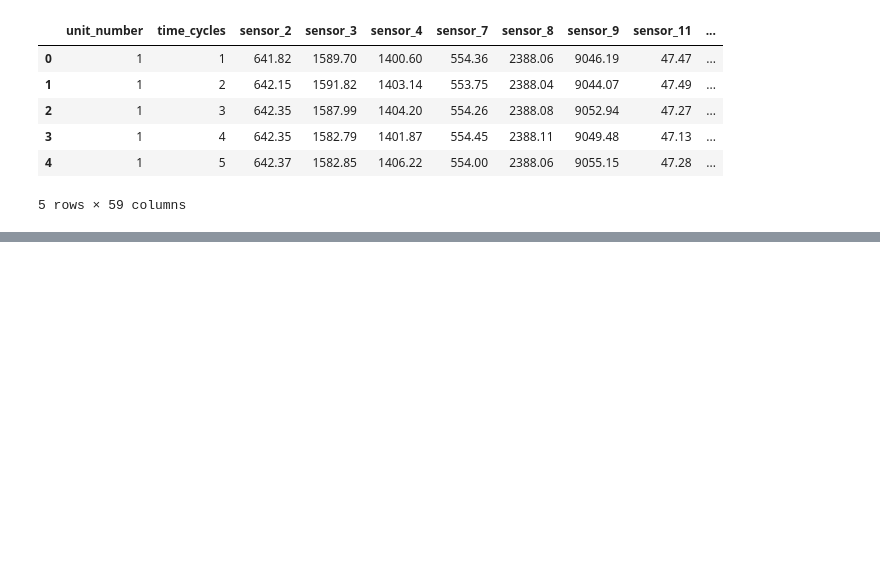
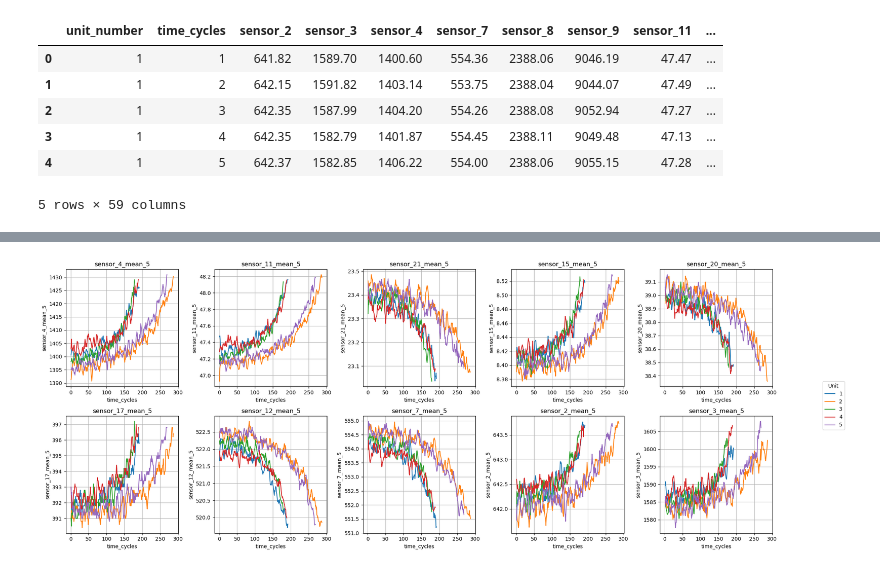
Before and after one commit to elouanXP/smart_predictive_maintenance, a Jupyter notebook: notebooks/02_feature_engineering.ipynb, the cells around one changed output, grey strips where cells are left out. Drawn from its saved outputs; the diff is of its cells as text; code cells hidden in the pictures; blank space fills up the shorter version.

```diff
--- a/notebooks/02_feature_engineering.ipynb
+++ b/notebooks/02_feature_engineering.ipynb
@@ -95,0 +135,19 @@ df_clean.head()
+# %%
+fig, axes = plt.subplots(2, 5, figsize=(20,8))
+axes = axes.flatten()
+
+for ax, feature in zip(axes, top_features):
+    for unit in sample_units:
+        subset = df_clean[df_clean['unit_number']==unit]
+        ax.plot(subset['time_cycles'], subset[feature], label=f'Unit {unit}')
+    ax.set_title(feature)
+    ax.set_xlabel('time_cycles')
+    ax.set_ylabel(feature)
+    ax.grid(True)
+
+fig.legend(sample_units, title='Unit', bbox_to_anchor=(1.05, 0.5), loc='center left')
+plt.tight_layout()
+plt.show()
+plt.close()
+# %% [output]
+[figure, added]
```
Also changed, not shown: parts of 5 cells of this notebook, 1 other file.
